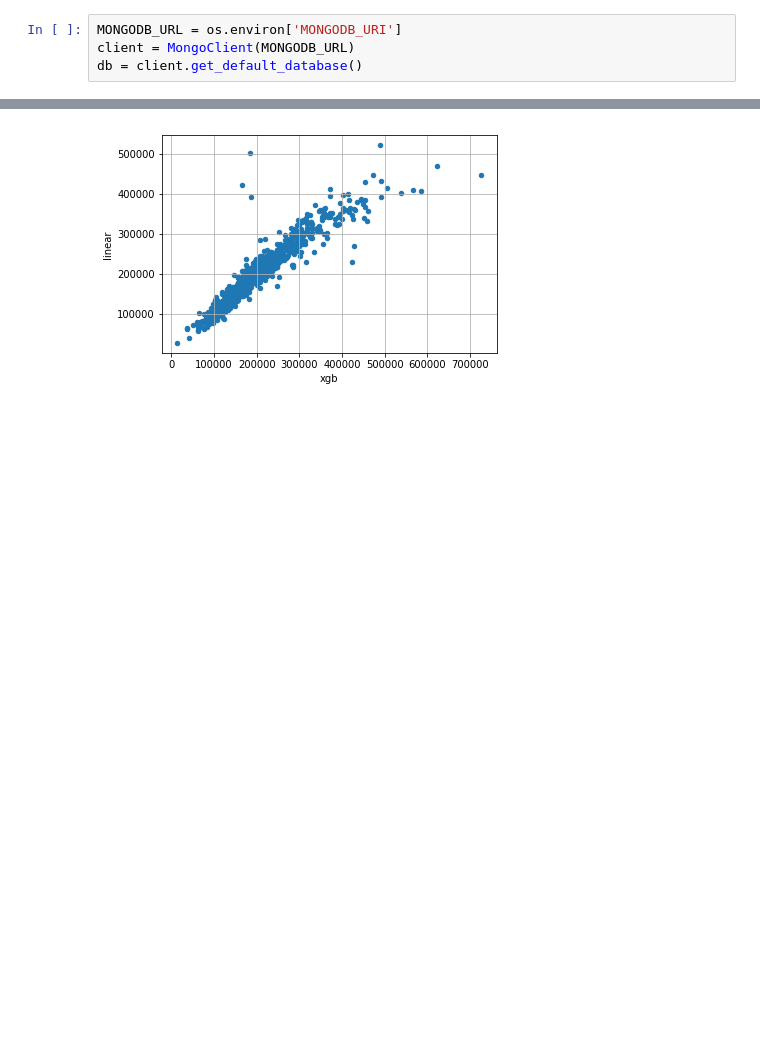
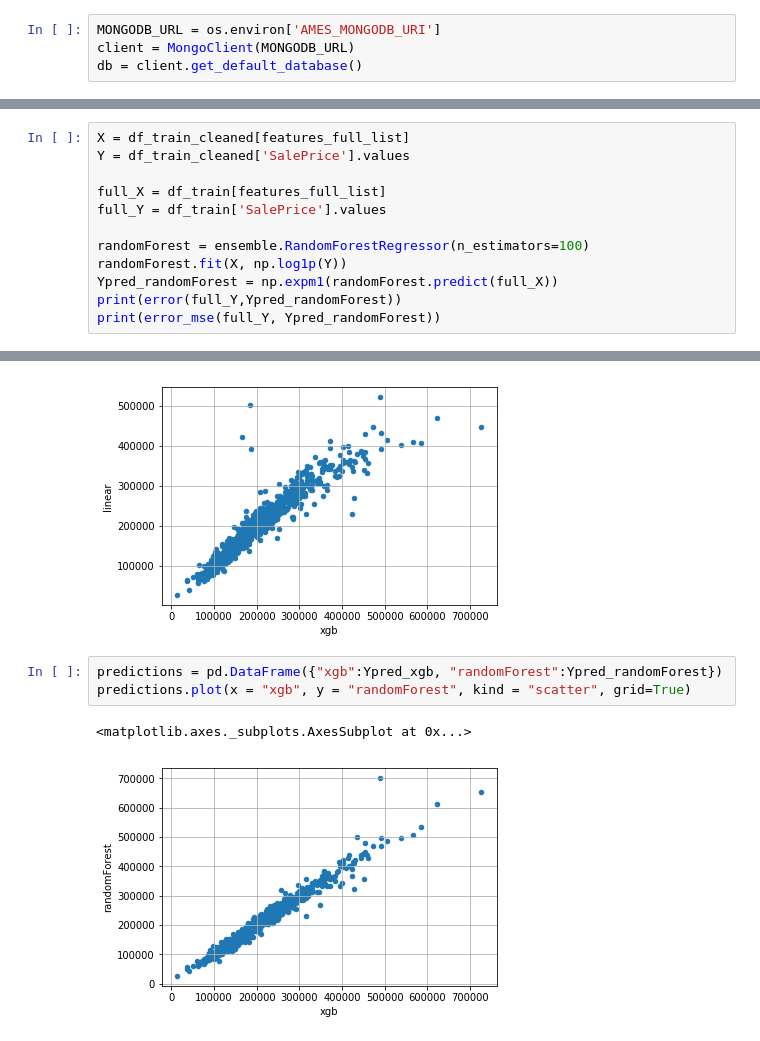
Before and after one commit to spiashko-house-prices/house-prices-notebook, a Jupyter notebook: notebook/ames/learning.ipynb, the cells around one changed output, grey strips where cells are left out. Drawn from its saved outputs; the diff is of its cells as text; blank space fills up the shorter version.

```diff
--- a/notebook/learning.ipynb
+++ b/notebook/ames/learning.ipynb
@@ -28,7 +32,7 @@ warnings.filterwarnings('ignore')
 # %% [output]
 Using TensorFlow backend.
 # %%
-MONGODB_URL = os.environ['MONGODB_URI']
+MONGODB_URL = os.environ['AMES_MONGODB_URI']
 client = MongoClient(MONGODB_URL)
 db = client.get_default_database()
 # %%
@@ -427,0 +434,12 @@ print(error_mse(test_Y, test_pred))
+# %%
+X = df_train_cleaned[features_full_list]
+Y = df_train_cleaned['SalePrice'].values
+
+full_X = df_train[features_full_list]
+full_Y = df_train['SalePrice'].values
+
+randomForest = ensemble.RandomForestRegressor(n_estimators=100)
+randomForest.fit(X, np.log1p(Y))
+Ypred_randomForest = np.expm1(randomForest.predict(full_X))
+print(error(full_Y,Ypred_randomForest))
+print(error_mse(full_Y, Ypred_randomForest))
@@ -445,3 +539,9 @@ predictions.plot(x = "xgb", y = "linear", kind = "scatter", grid=True)
 # %% [output]
 <matplotlib.axes._subplots.AxesSubplot at 0x...>
 [figure]
+# %%
+predictions = pd.DataFrame({"xgb":Ypred_xgb, "randomForest":Ypred_randomForest})
+predictions.plot(x = "xgb", y = "randomForest", kind = "scatter", grid=True)
+# %% [output]
+<matplotlib.axes._subplots.AxesSubplot at 0x...>
+[figure, added]
```
Also changed, not shown: parts of 19 cells of this notebook, 6 other files.
